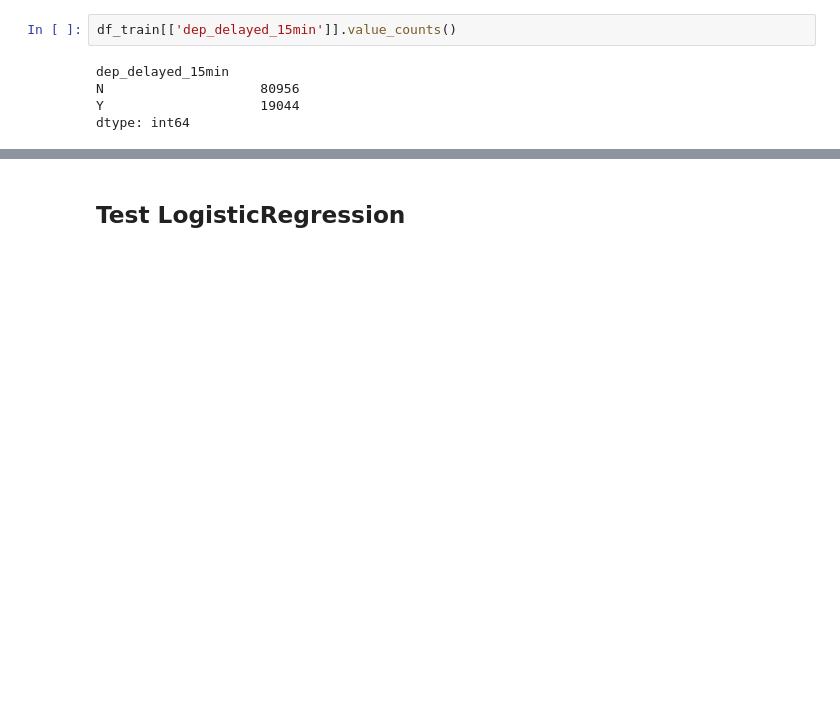
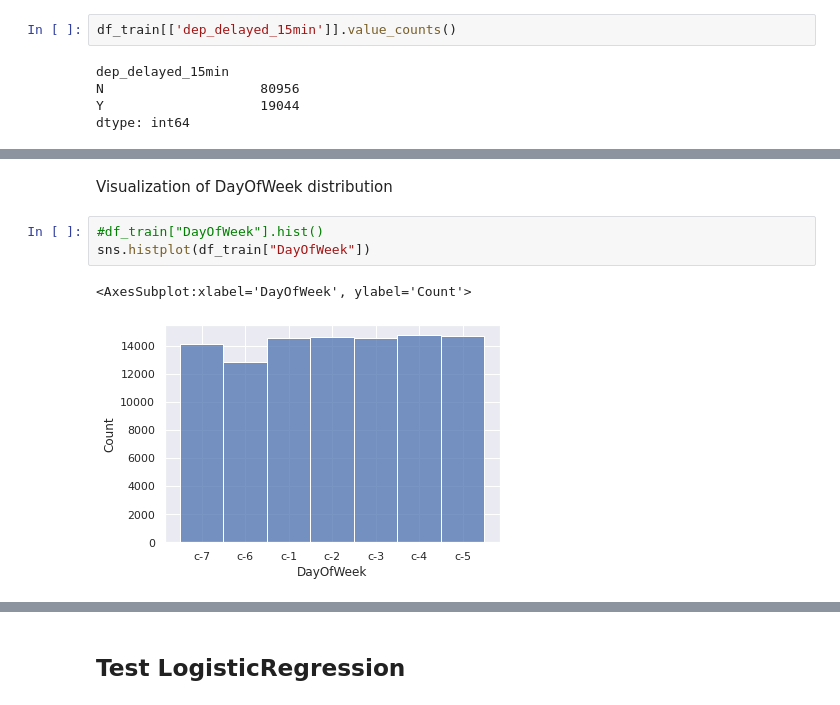
Before and after one commit to pykoe/kaggle, a Jupyter notebook: flight-delay-prediction.ipynb, the cells around one changed output, grey strips where cells are left out. Saved outputs shown, nothing was run; the diff lists cells and outputs as text; blank space fills up the shorter version.

```diff
--- a/flight-delay-prediction.ipynb
+++ b/flight-delay-prediction.ipynb
@@ -192,0 +238,8 @@ Y = df_train['dep_delayed_15min']
+# %% [markdown]
+Visualization of DayOfWeek distribution
+# %%
+#df_train["DayOfWeek"].hist()
+sns.histplot(df_train["DayOfWeek"])
+# %% [output]
+<AxesSubplot:xlabel='DayOfWeek', ylabel='Count'>
+[figure, added]
```
Also changed, not shown: parts of 78 cells of this notebook.
